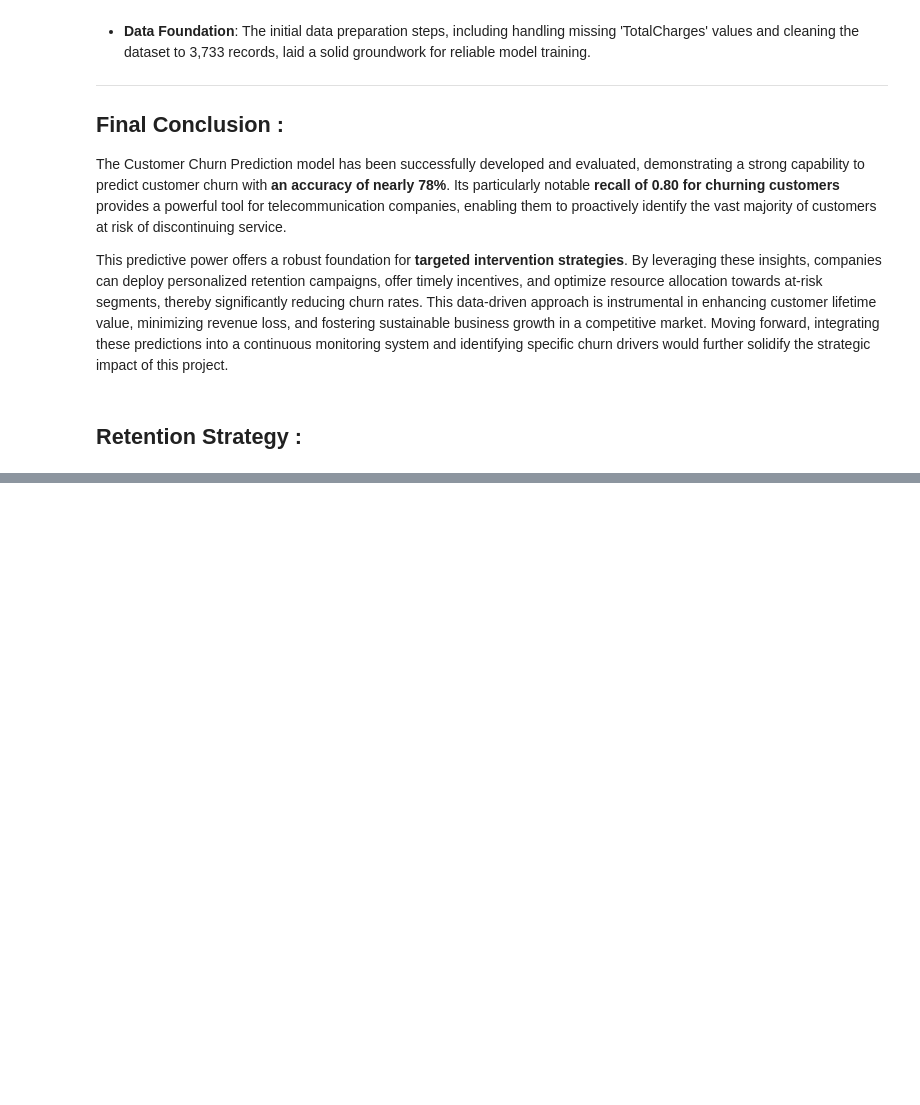
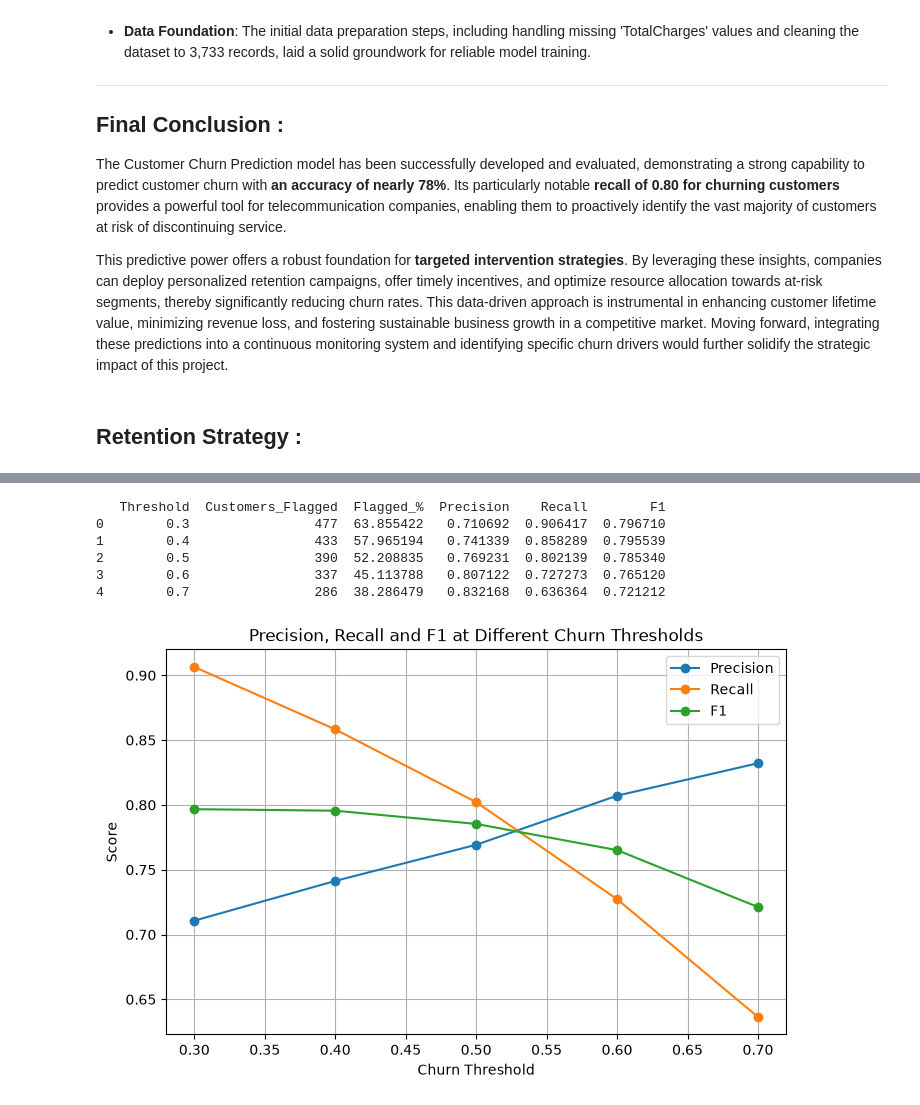
Before and after one commit to tamaxhh/Customer-Churn-Prediction, a Jupyter notebook: notebook/Customer Churn Prediction.ipynb, the cells around one changed output, grey strips where cells are left out. Drawn from its saved outputs; the diff is of its cells as text; code cells hidden in the pictures; blank space fills up the shorter version.

```diff
--- a/notebook/Customer Churn Prediction.ipynb
+++ b/notebook/Customer Churn Prediction.ipynb
@@ -654,3 +654,6 @@ The Customer Churn Prediction model has been successfully developed and evaluate
 This predictive power offers a robust foundation for **targeted intervention strategies**. By leveraging these insights, companies can deploy personalized retention campaigns, offer timely incentives, and optimize resource allocation towards at-risk segments, thereby significantly reducing churn rates. This data-driven approach is instrumental in enhancing customer lifetime value, minimizing revenue loss, and fostering sustainable business growth in a competitive market. Moving forward, integrating these predictions into a continuous monitoring system and identifying specific churn drivers would further solidify the strategic impact of this project.
 # %% [markdown]
 ## **Retention Strategy :**
+# %%
+xgb_probability = xgb_pipeline.predict_proba(X_test)[:, 1]
+print("XGBoost Probabilities:",xgb_probability)
@@ -689,0 +695,63 @@ Thresholds: [0.003 0.005 0.005 0.006 0.006 0.007 0.007 0.007 0.007 0.008 0.009 0
+# %%
+thresholds_to_test = [0.30, 0.40, 0.50, 0.60, 0.70]
+
+threshold_results = []
+
+for threshold in thresholds_to_test:
+
+    y_pred = (xgb_probability >= threshold).astype(int)
+
+    threshold_results.append({
+        "Threshold": threshold,
+        "Customers_Flagged": y_pred.sum(),
+        "Flagged_%": y_pred.mean() * 100,
+        "Precision": precision_score(y_test, y_pred),
+        "Recall": recall_score(y_test, y_pred),
+        "F1": f1_score(y_test, y_pred)
+    })
+
+threshold_results = pd.DataFrame(threshold_results)
+
+print(threshold_results)
+# %% [output]
+   Threshold  Customers_Flagged  Flagged_%  Precision    Recall        F1
+0        0.3                477  63.855422   0.710692  0.906417  0.796710
+1        0.4                433  57.965194   0.741339  0.858289  0.795539
+2        0.5                390  52.208835   0.769231  0.802139  0.785340
+3        0.6                337  45.113788   0.807122  0.727273  0.765120
+4        0.7                286  38.286479   0.832168  0.636364  0.721212
+# %%
+import matplotlib.pyplot as plt
+
+plt.figure(figsize=(8, 5))
+
+plt.plot(
+    threshold_results["Threshold"],
+    threshold_results["Precision"],
+    marker="o",
+    label="Precision"
+)
+
+plt.plot(
+    threshold_results["Threshold"],
+    threshold_results["Recall"],
+    marker="o",
+    label="Recall"
+)
+
+plt.plot(
+    threshold_results["Threshold"],
+    threshold_results["F1"],
+    marker="o",
+    label="F1"
+
+)
+
+plt.xlabel("Churn Threshold")
+plt.ylabel("Score")
+plt.title("Precision, Recall and F1 at Different Churn Thresholds")
+plt.legend()
+plt.grid()
+plt.show()
+# %% [output]
+[figure, added]
```
Also changed, not shown: parts of 16 cells of this notebook, 1 other file.
